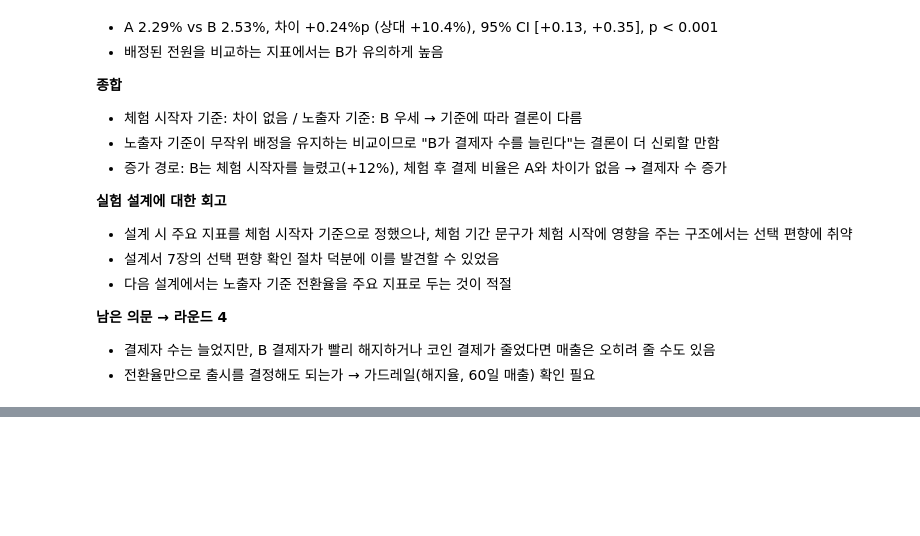
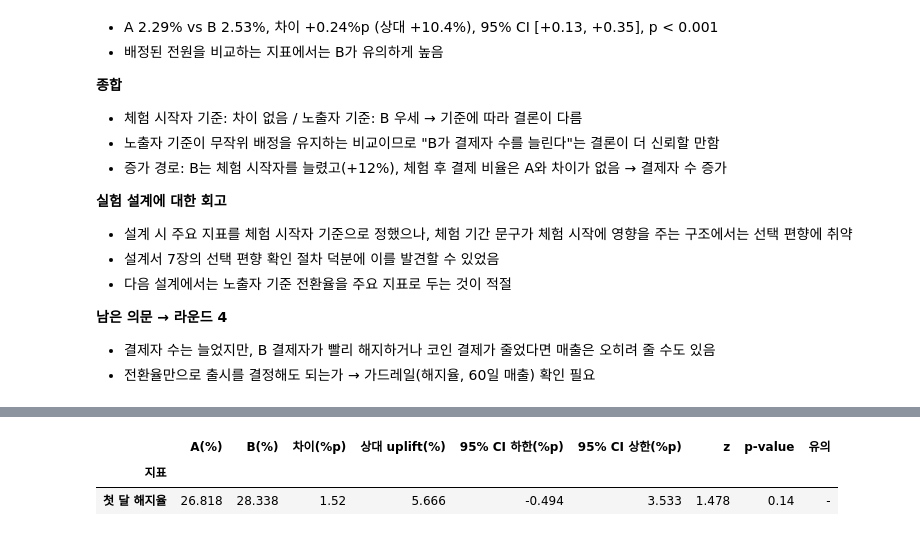
Before and after one commit to YURI0822/webnovel-pass-ab-test, a Jupyter notebook: notebooks/03_ab_test_analysis.ipynb, the cells around one changed output, grey strips where cells are left out. Saved outputs shown, nothing was run; the diff lists cells and outputs as text; code cells hidden in the pictures; blank space fills up the shorter version.

```diff
--- a/notebooks/03_ab_test_analysis.ipynb
+++ b/notebooks/03_ab_test_analysis.ipynb
@@ -537,0 +660,15 @@ test_results.round(3)
+# %%
+##첫달 해지율 확인
+
+churned = converted_users.groupby("variant")["churn_m1"].sum()
+paid_n  = converted_users.groupby("variant")["churn_m1"].count()
+
+churn_result = pd.DataFrame([
+    two_prop_test("첫 달 해지율", churned["A"], paid_n["A"], churned["B"], paid_n["B"])
+]).set_index("지표")
+
+churn_result.round(3)
+# %% [output]
+|  | A(%) | B(%) | 차이(%p) | 상대 uplift(%) | 95% CI 하한(%p) | 95% CI 상한(%p) | z | p-value | 유의 |
+| 지표 |  |  |  |  |  |  |  |  |  |
+| 첫 달 해지율 | 26.818 | 28.338 | 1.52 | 5.666 | -0.494 | 3.533 | 1.478 | 0.14 | - |
```
Also changed, not shown: parts of 5 cells of this notebook.
